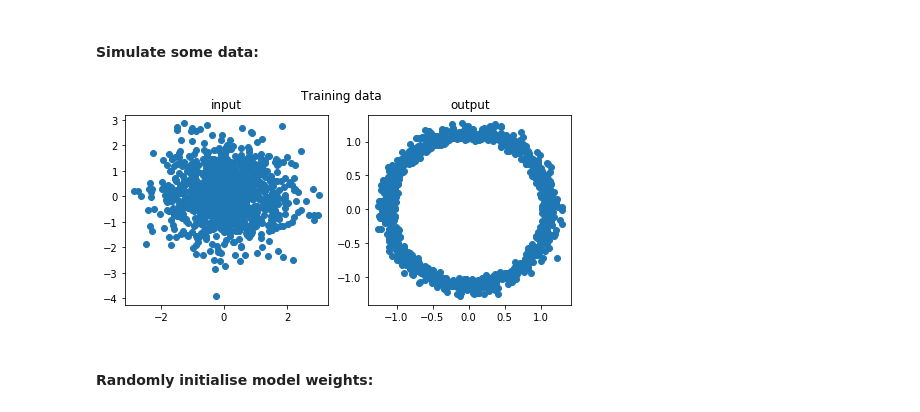
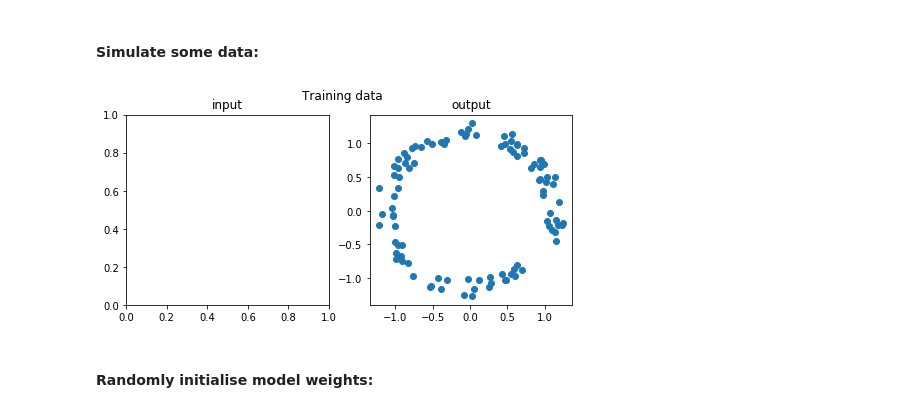
Before and after one commit to deborsheesen/Bayesian-NN-dimension-reduction, a Jupyter notebook: torch_test.ipynb, the cells around one changed output. Drawn from its saved outputs; the diff is of its cells as text; code cells hidden in the pictures.

```diff
--- a/torch_test.ipynb
+++ b/torch_test.ipynb
@@ -14,9 +15,8 @@ from pylab import plot, show, legend
 # %% [markdown]
 #### Define number of layers and number of nodes per layer:
 # %%
-n_in = 2
-n_h1 = 10
-n_h2 = 10
+n_in = 1
+n_h1 = 5
 n_out = 2
 # %% [markdown]
 #### Define model:
@@ -39,27 +35,26 @@ Sequential(
 # %% [markdown]
 #### Simulate some data:
 # %%
-nobs = 1000
-x = npr.randn(nobs, n_in)
-# x[:,0] = np.sort(x[:,0])
-# x[:,1] = np.sort(x[:,1])
-x = torch.from_numpy(x).float()
-
-y = npr.randn(nobs,2)
+nobs = 100
+x = torch.rand(nobs, n_in)
+x_ = torch.rand(nobs, n_in)
+y = npr.randn(nobs, n_out)
 for i in range(nobs) :
-    y[i] = y[i]/10 + y[i]/np.linalg.norm(y[i])
+    #y[i] = y[i]/10 + y[i]/np.linalg.norm(y[i])
+    y[:,0] = list(np.cos(2*np.pi*x))*uniform.rvs(1,0.3,size=nobs)
+    y[:,1] = list(np.sin(2*np.pi*x))*uniform.rvs(1,0.3,size=nobs)
 y = torch.from_numpy(y).float()
 
 plt.figure(figsize=(8,3.5))
 plt.subplot(121)
-plt.plot(list(x[:,0]),list(x[:,1]), 'o')
+# plt.plot(list(x[:,0]),list(x[:,1]), 'o')
 plt.title("input")
 plt.subplot(122)
 plt.plot(list(y[:,0]),list(y[:,1]), 'o')
 plt.title("output")
 plt.suptitle("Training data");
 # %% [output]
-[figure, old version]
+[figure, new version]
 # %% [markdown]
 #### Randomly initialise model weights:
 # %%
```
Also changed, not shown: parts of 6 cells of this notebook, 2 other files.
